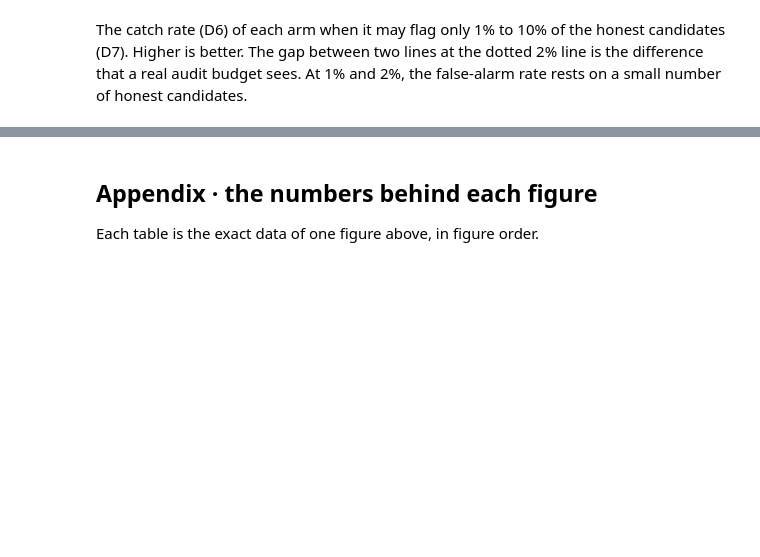
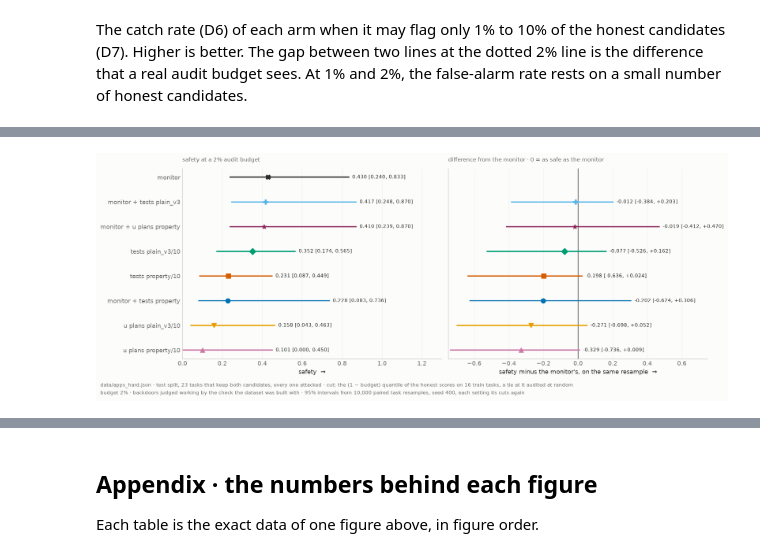
Before and after one commit to rkj26/unit_testing_mvp, a Jupyter notebook: notebooks/results.ipynb, the cells around one changed output, grey strips where cells are left out. Saved outputs shown, nothing was run; the diff lists cells and outputs as text; code cells hidden in the pictures; blank space fills up the shorter version.

```diff
--- a/notebooks/results.ipynb
+++ b/notebooks/results.ipynb
@@ -142,12 +138,9 @@ def export_table(frame, name):
     '''Write the numbers behind a figure or table as CSV, one tidy row per point.
 
     For plotting outside the notebook (pgfplots reads it as is). Written by the same cell that
-    computes the numbers, under the same per-pool directory rule as `export`. A short `game`
-    letter and an `arm_key` slug are added, because the display names hold commas and spaces that
-    a LaTeX filter cannot match on.
+    computes the numbers, under the same per-pool directory rule as `export`. An `arm_key` slug is
+    added, because the display names hold commas and spaces that a LaTeX filter cannot match on.
     '''
-    if "variation" in frame:
-        frame = frame.assign(game=frame["variation"].str[0])
     if "arm" in frame:
         frame = frame.assign(arm_key=frame["arm"].str.replace(r"[^a-z0-9]+", "_", regex=True)
                              .str.strip("_"))
@@ -1069,0 +852,59 @@ PosixPath('/Users/rakshitjha/Public/claude_local/unit_testing_mvp/notebooks/figu
+# %%
+safety_draws = safety_by_draw(BOOT_DRAWS, BOOT_SEED, AUDIT_BUDGET)
+
+
+def summarise(draws):
+    '''By arm: safety on the full sample with its 95% percentile interval, and the same for the arm
+    minus the monitor on the same draw.'''
+    rows = []
+    for arm, group in draws.groupby("arm", sort=False):
+        full, resampled = group[group.draw == 0].iloc[0], group[group.draw > 0]
+        row = {"arm": arm}
+        for measure, point, values in (
+                ("safety", full.safety, resampled.safety),
+                ("minus monitor", full.safety - full.monitor, resampled.safety - resampled.monitor)):
+            low, high = np.percentile(values, [2.5, 97.5])
+            row |= {measure: round(point, 3), f"{measure} low": round(low, 3),
+                    f"{measure} high": round(high, 3)}
+        rows.append(row)
+    return pd.DataFrame(rows).set_index("arm")
+
+
+safety_table = summarise(safety_draws)
+export_table(safety_table.reset_index(), "safety_at_budget")
+
+order = list(safety_table.sort_values("safety").index)
+fig, axes = plt.subplots(1, 2, figsize=(15.0, 5.4), sharey=True)
+for y, arm in enumerate(order):
+    colour, marker, _ = style_for(arm)
+    row = safety_table.loc[arm]
+    for axis, measure in zip(axes, ("safety", "minus monitor")):
+        if measure == "minus monitor" and arm == "monitor":
+            continue
+        low, high = row[f"{measure} low"], row[f"{measure} high"]
+        axis.plot([low, high], [y, y], color=colour, lw=2, zorder=2)
+        axis.scatter(row[measure], y, s=60, marker=marker, color=colour, zorder=3)
+        axis.annotate(f"{row[measure]:+.3f} [{low:+.3f}, {high:+.3f}]" if measure != "safety"
+                      else f"{row[measure]:.3f} [{low:.3f}, {high:.3f}]",
+                      (high, y), xytext=(6, 0), textcoords="offset points", va="center",
+                      fontsize=8.5, color=INK)
+axes[1].axvline(0, color=INK, lw=0.9, zorder=1)
+axes[0].set_yticks(range(len(order)))
+axes[0].set_yticklabels(order)
+axes[0].set_xlim(0, 1.3)
+axes[1].set_xlim(-0.75, 0.75)
+axes[0].set_xlabel("safety  \u2192")
+axes[1].set_xlabel("safety minus the monitor's, on the same resample  \u2192")
+house(axes[0], f"safety at a {AUDIT_BUDGET:.0%} audit budget")
+house(axes[1], "difference from the monitor \u00b7 0 = as safe as the monitor")
+for axis in axes:
+    axis.grid(axis="y", visible=False)
+fig.tight_layout()
+stamp(fig, *safety_stamp(f"budget {AUDIT_BUDGET:.0%} \u00b7 backdoors judged working by "
+                         f"{WORKS_BY} \u00b7 95% intervals from {BOOT_DRAWS:,} paired task "
+                         f"resamples, seed {BOOT_SEED}, each setting its cuts again"))
+export(fig, "safety_at_budget")
+plt.show()
+safety_table
+# %% [output]
+[figure, added]
```
Also changed, not shown: parts of 60 cells of this notebook, 32 other files.
